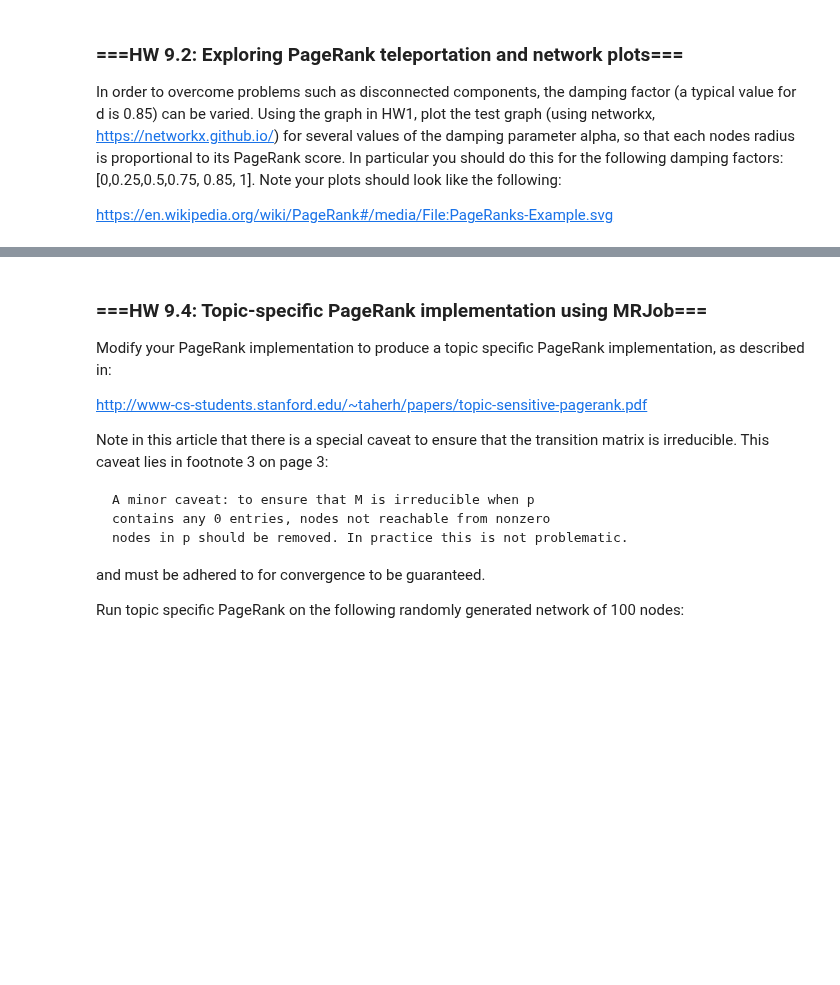
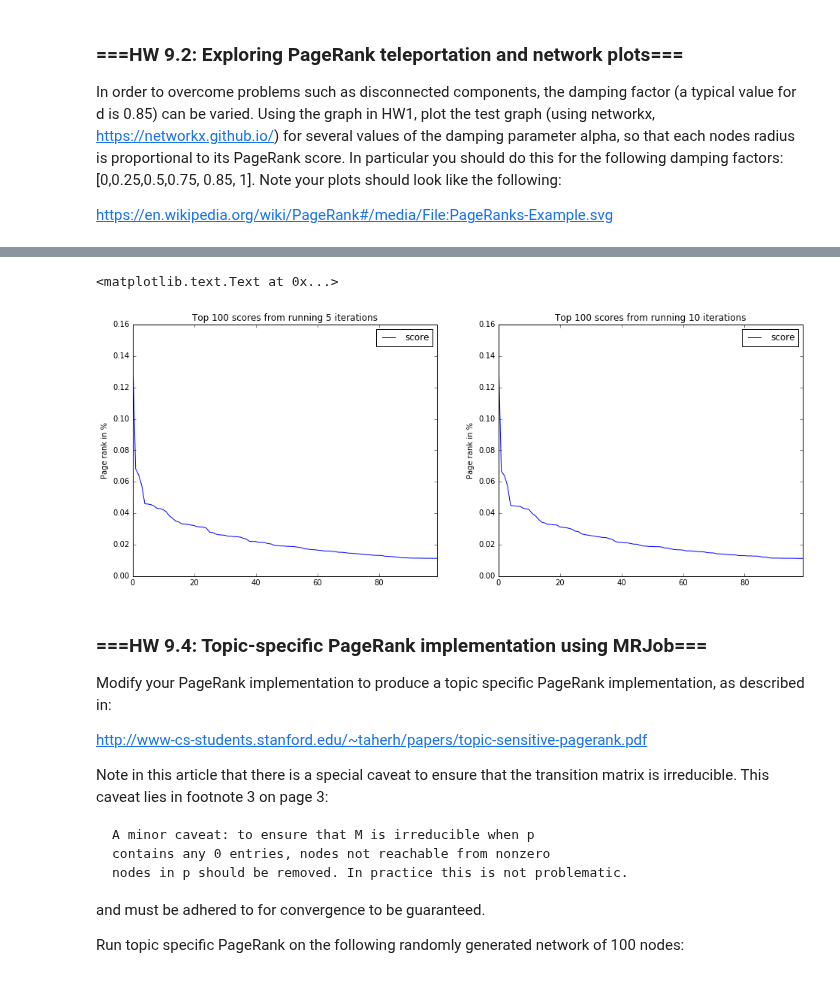
Before and after one commit to hchandaria/UCB_MIDS_W261, a Jupyter notebook: hw9/MIDS-W261-2016-HWK-Assignment9-Chandaria.ipynb, the cells around one changed output, grey strips where cells are left out. Cells and saved outputs as stored; diff of their text form; code cells hidden in the pictures; blank space fills up the shorter version.

```diff
--- a/hw9/MIDS-W261-2016-HWK-Assignment9-Chandaria.ipynb
+++ b/hw9/MIDS-W261-2016-HWK-Assignment9-Chandaria.ipynb
@@ -442,3 +945,23 @@ Have the top 100 ranked pages changed? Comment on your findings. Plot the pagera
+# %%
+#plot degree of distribution
+import pandas as pd
+from matplotlib import pyplot as plt
+fig = plt.figure(figsize=(16,6))
+ax = fig.add_subplot(121)
+df1 = pd.read_csv('wiki5.out',sep='\t',header=None)
+df1.columns = ['nodes','score']
+df1.plot(kind='line',y='score',ax=ax)
+plt.ylabel('Page rank in %')
+plt.title('Top 100 scores from running 5 iterations')
+ax = fig.add_subplot(122)
+df1 = pd.read_csv('wiki10.out',sep='\t',header=None)
+df1.columns = ['nodes','score']
+df1.plot(kind='line',y='score',ax=ax)
+plt.ylabel('Page rank in %')
+plt.title('Top 100 scores from running 10 iterations')
+# %% [output]
+<matplotlib.text.Text at 0x...>
+[figure, added]
 # %% [markdown]
 ### ===HW 9.4: Topic-specific PageRank implementation using MRJob===
 
```
Also changed, not shown: parts of 28 cells of this notebook.
